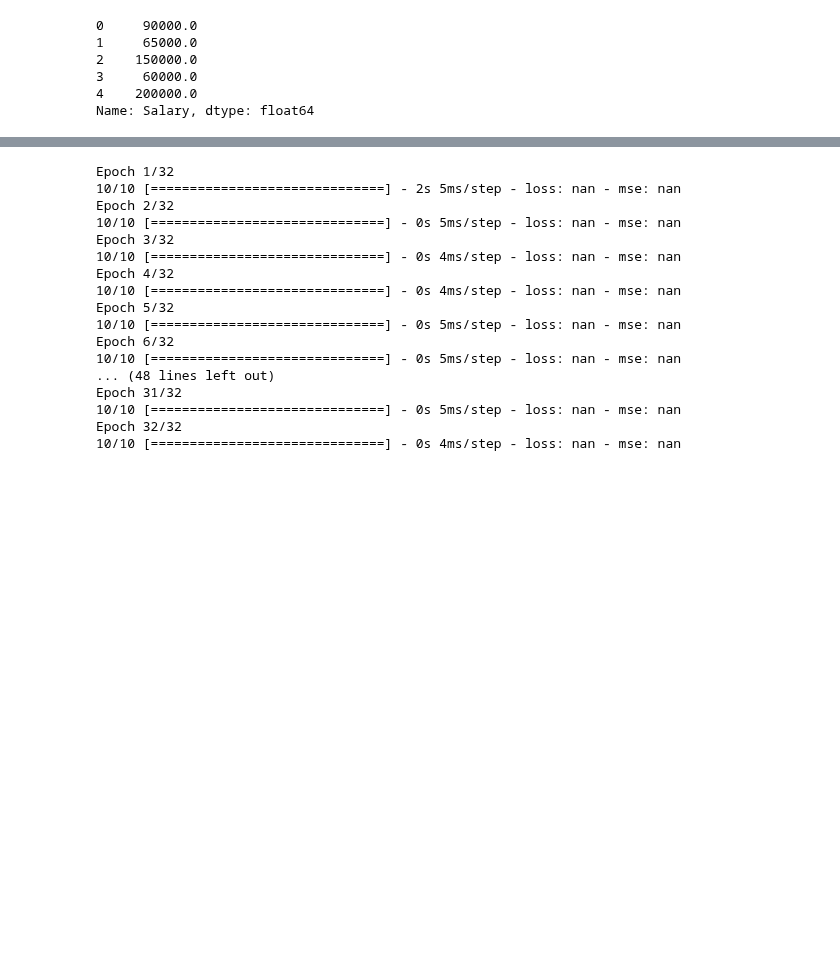
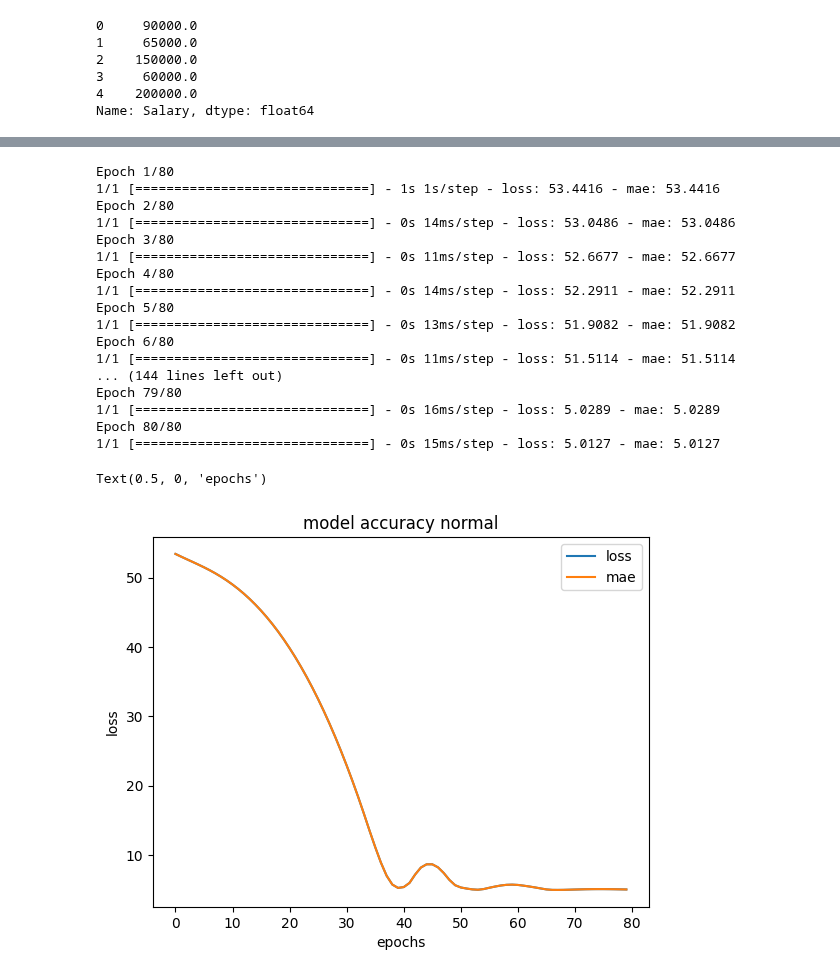
Before and after one commit to GabrielBatavia/Learn_TensorFlow, a Jupyter notebook: 01_neural_network_regression_with_tensorflow.ipynb, the cells around one changed output, grey strips where cells are left out. Cells and saved outputs as stored; diff of their text form; code cells hidden in the pictures; blank space fills up the shorter version.

```diff
--- a/01_neural_network_regression_with_tensorflow.ipynb
+++ b/01_neural_network_regression_with_tensorflow.ipynb
@@ -1332,0 +1402,4 @@ x_train, x_test, y_train, y_test = train_test_split(x, y, test_size=0.2, random_
+# %%
+# Create X and Y
+x = student_score.drop("Scores", axis=1)
+y = student_score["Scores"]
@@ -1333,3 +1415,6 @@ x_train, x_test, y_train, y_test = train_test_split(x, y, test_size=0.2, random_
+# %%
+# Build our train and test sets
+x_train, x_test, y_train, y_test = train_test_split(x, y, test_size=0.3, random_state=42)
 # %%
 len(x), len(x_train), len(x_test)
 # %% [output]
@@ -1345,32 +1425,42 @@ x_train_scaled = scaler.fit_transform(x_train)
 tf.random.set_seed(42)
 
 # 1. Create the model
-salary_model = tf.keras.Sequential([
-    tf.keras.layers.Dense(10, activation="relu")
+score_model = tf.keras.Sequential([
+    tf.keras.layers.Dense(100, activation = "relu"),
+    tf.keras.layers.Dense(10)
 ])
 
 # 2. Compile the model
-salary_model.compile(loss=mse,
-                     optimizer = tf.keras.optimizers.Adam(learning_rate=0.0001),
-                     metrics=["mse"])
+score_model.compile(loss=mae,
+                     optimizer = tf.keras.optimizers.Adam(learning_rate = 0.01),
+                     metrics=["mae"])
 
 # 3. fit the model
-history_salary = salary_model.fit(x_train, y_train, epochs=32, verbose=1)
+history_score = score_model.fit(x_train, y_train, epochs=80, verbose=1)
 # %% [output]
-Epoch 1/32
-10/10 [==============================] - 2s 5ms/step - loss: nan - mse: nan
-Epoch 2/32
-10/10 [==============================] - 0s 5ms/step - loss: nan - mse: nan
-Epoch 3/32
-10/10 [==============================] - 0s 4ms/step - loss: nan - mse: nan
-Epoch 4/32
-10/10 [==============================] - 0s 4ms/step - loss: nan - mse: nan
-Epoch 5/32
-10/10 [==============================] - 0s 5ms/step - loss: nan - mse: nan
-Epoch 6/32
-10/10 [==============================] - 0s 5ms/step - loss: nan - mse: nan
-... (48 lines left out)
-Epoch 31/32
-10/10 [==============================] - 0s 5ms/step - loss: nan - mse: nan
-Epoch 32/32
-10/10 [==============================] - 0s 4ms/step - loss: nan - mse: nan
+Epoch 1/80
+1/1 [==============================] - 1s 1s/step - loss: 53.4416 - mae: 53.4416
+Epoch 2/80
+1/1 [==============================] - 0s 14ms/step - loss: 53.0486 - mae: 53.0486
+Epoch 3/80
+1/1 [==============================] - 0s 11ms/step - loss: 52.6677 - mae: 52.6677
+Epoch 4/80
+1/1 [==============================] - 0s 14ms/step - loss: 52.2911 - mae: 52.2911
+Epoch 5/80
+1/1 [==============================] - 0s 13ms/step - loss: 51.9082 - mae: 51.9082
+Epoch 6/80
+1/1 [==============================] - 0s 11ms/step - loss: 51.5114 - mae: 51.5114
+... (144 lines left out)
+Epoch 79/80
+1/1 [==============================] - 0s 16ms/step - loss: 5.0289 - mae: 5.0289
+Epoch 80/80
+1/1 [==============================] - 0s 15ms/step - loss: 5.0127 - mae: 5.0127
+# %%
+# Plot history (loss curve a or training curve)
+pd.DataFrame(history_score.history).plot()
+plt.title("model accuracy normal")
+plt.ylabel("loss")
+plt.xlabel("epochs")
+# %% [output]
+Text(0.5, 0, 'epochs')
+[figure, added]
```
Also changed, not shown: parts of 14 cells of this notebook.
